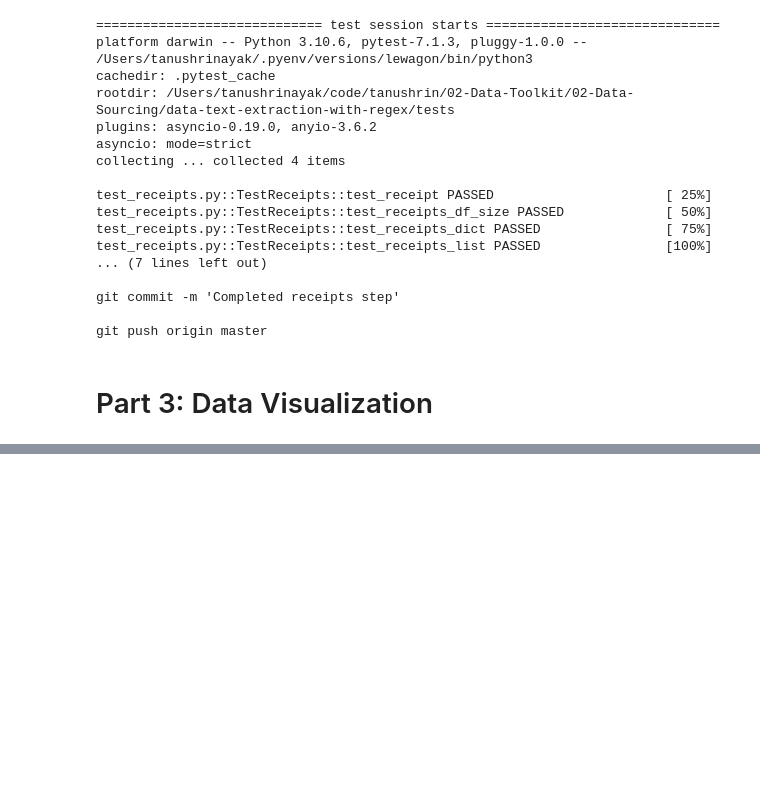
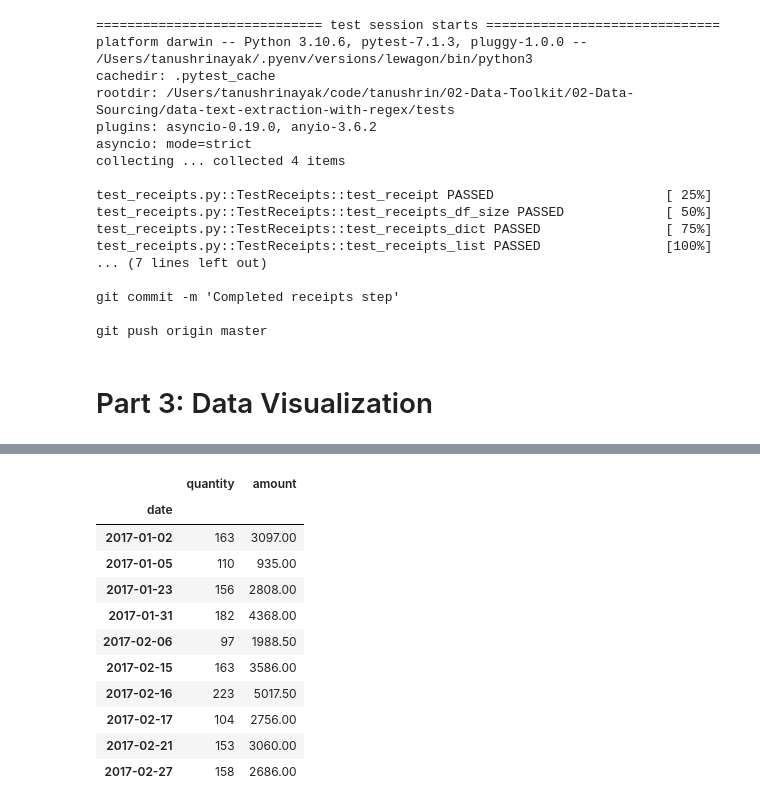
Before and after one commit to tanushrin/data-text-extraction-with-regex, a Jupyter notebook: receipts.ipynb, the cells around one changed output, grey strips where cells are left out. Saved outputs shown, nothing was run; the diff lists cells and outputs as text; code cells hidden in the pictures; blank space fills up the shorter version.

```diff
--- a/receipts.ipynb
+++ b/receipts.ipynb
@@ -222,0 +242,15 @@ git push origin master
+# %%
+receipts_df.head(10)
+# %% [output]
+|  | quantity | amount |
+| date |  |  |
+| 2017-01-02 | 163 | 3097.00 |
+| 2017-01-05 | 110 | 935.00 |
+| 2017-01-23 | 156 | 2808.00 |
+| 2017-01-31 | 182 | 4368.00 |
+| 2017-02-06 | 97 | 1988.50 |
+| 2017-02-15 | 163 | 3586.00 |
+| 2017-02-16 | 223 | 5017.50 |
+| 2017-02-17 | 104 | 2756.00 |
+| 2017-02-21 | 153 | 3060.00 |
+| 2017-02-27 | 158 | 2686.00 |
```
Also changed, not shown: parts of 8 cells of this notebook.
